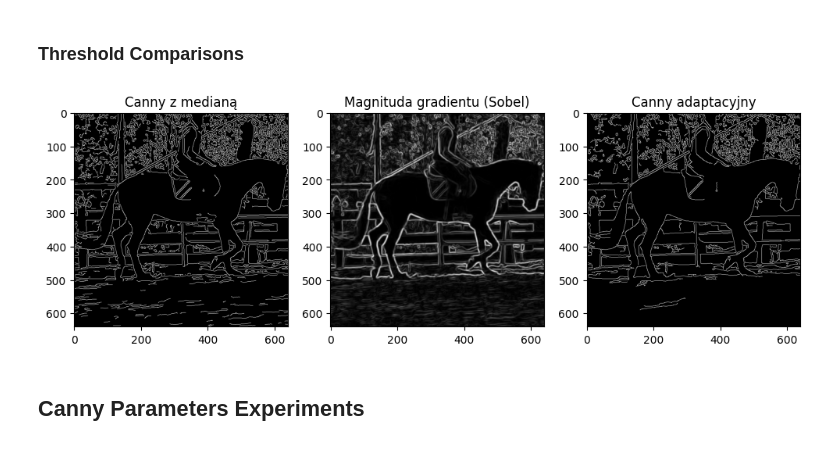
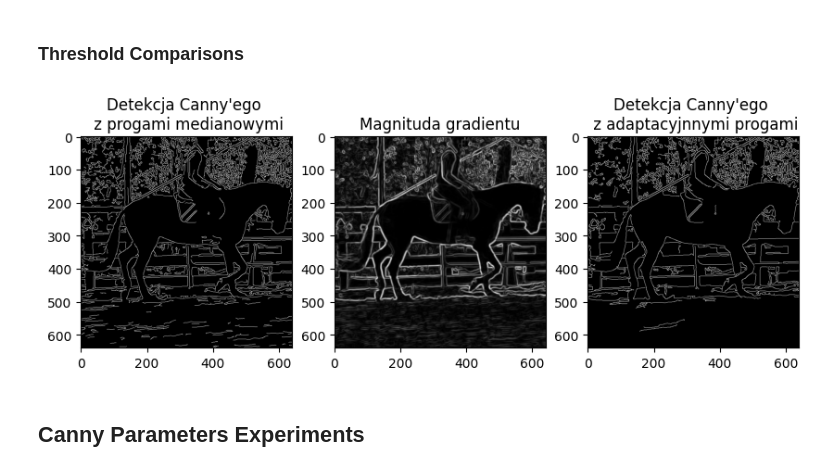
Before and after one commit to Lawniczka/horse_gaits_ml_comparation, a Jupyter notebook: knowledge/notebooks/edge_detection.ipynb, the cells around one changed output. Drawn from its saved outputs; the diff is of its cells as text; code cells hidden in the pictures.

```diff
--- a/knowledge/notebooks/edge_detection.ipynb
+++ b/knowledge/notebooks/edge_detection.ipynb
@@ -45,43 +55,50 @@ plt.show()
 # %% [markdown]
 ### Threshold Comparisons
 # %%
+
 dir = "../../dataset/horseactionrecognition/crop_trotpic_noback/trot0055/0002335.jpg"
 
 img = cv2.imread(dir)
 gray = cv2.cvtColor(img, cv2.COLOR_BGR2GRAY)
 blurred = cv2.GaussianBlur(gray, (5, 5), 1.0)
 
 # median thresholding
 v = np.median(blurred)
 t1 = int(max(0, (1.0 - 0.33) * v))
 t2 = int(min(255, (1.0 + 0.33) * v))
 
 median = cv2.Canny(blurred, t1, t2)
 
 
 # gradient magnitude thresholding
 gx = cv2.Sobel(blurred, cv2.CV_64F, 1, 0, ksize=5)
 gy = cv2.Sobel(blurred, cv2.CV_64F, 0, 1, ksize=5)
 
 grad_mag = np.sqrt(gx**2 + gy**2)
 grad_mag = cv2.normalize(grad_mag, None, 0, 255, cv2.NORM_MINMAX).astype(np.uint8)
 values = grad_mag[grad_mag > 0].ravel()
 
 t2 = np.percentile(values, 99)
 t1 = np.percentile(values, 40)
 
 adaptive = cv2.Canny(blurred, t1, t2)
+# normalizacja
+adaptive = cv2.normalize(adaptive, None, 0, 255, cv2.NORM_MINMAX)
+median = cv2.normalize(median, None, 0, 255, cv2.NORM_MINMAX)
 
-plt.figure(figsize=(12,4))
+plt.figure(figsize=(10,4))
 plt.subplot(1,3,1); plt.imshow(median, cmap='gray');
-plt.title("Canny z medianą")
+plt.title("Detekcja Canny'ego \n z progami medianowymi")
 plt.subplot(1,3,2); plt.imshow(grad_mag, cmap='gray');
-plt.title("Magnituda gradientu (Sobel)")
+plt.title("Magnituda gradientu")
 plt.subplot(1,3,3); plt.imshow(adaptive, cmap='gray');
-plt.title("Canny adaptacyjny")
+plt.title("Detekcja Canny'ego \n z adaptacyjnnymi progami")
+plt.margins(x=0)
+
+plt.savefig("../../results/canny_comparison.png")
 plt.show()
 # %% [output]
-[figure, old version]
+[figure, new version]
 # %% [markdown]
 ## Canny Parameters Experiments
 # %%
```
Also changed, not shown: parts of 5 cells of this notebook, 6 other files.
